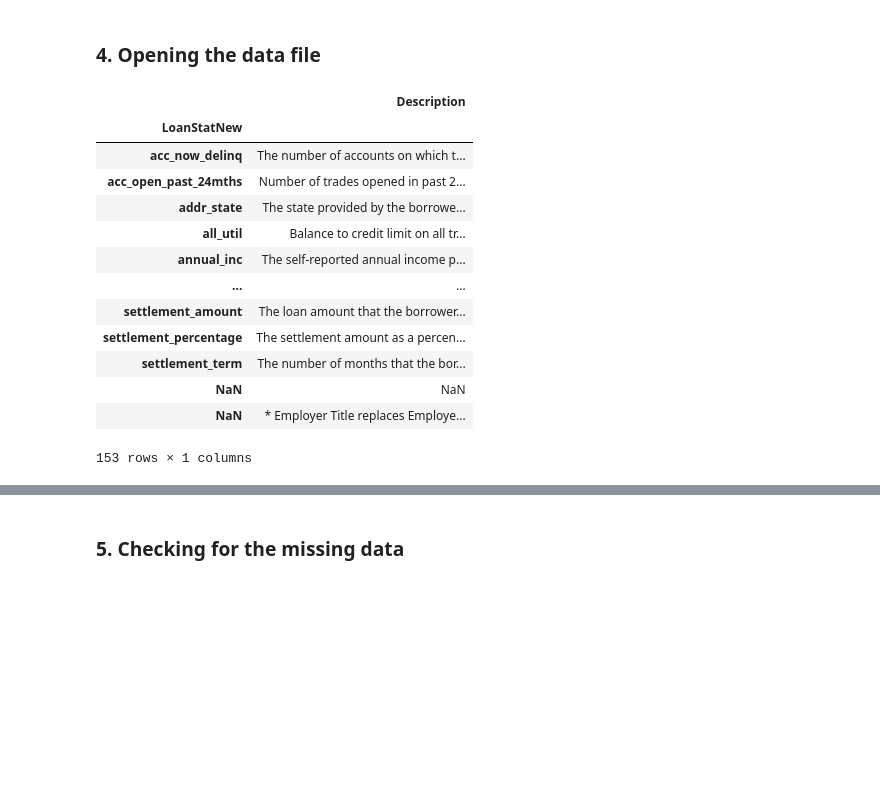
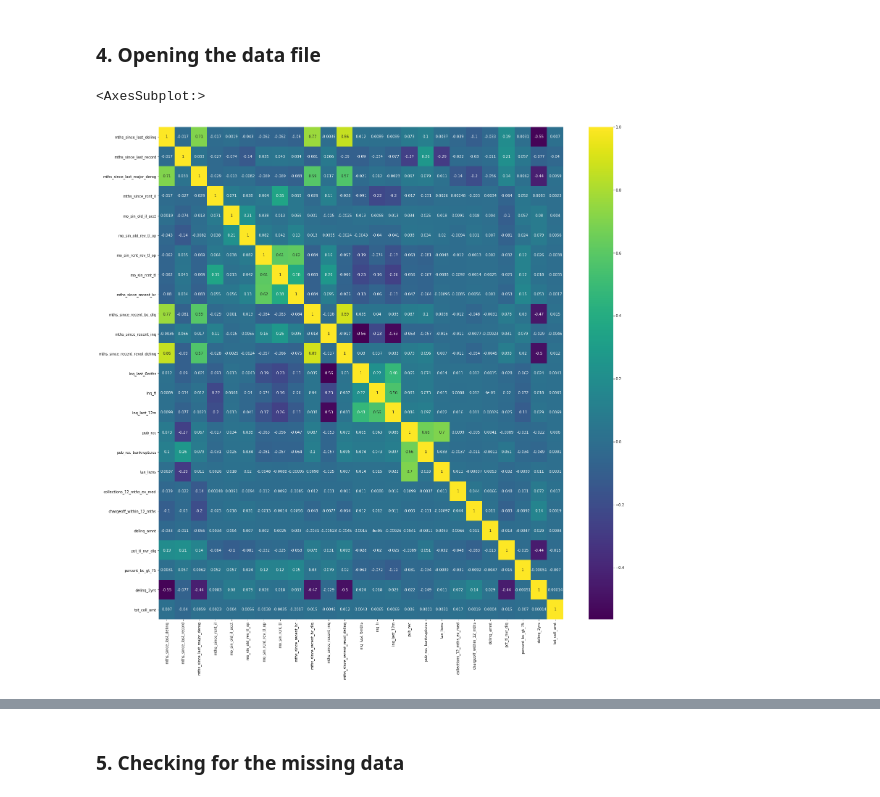
Before and after one commit to somayehY/SomayeYoussefi, a Jupyter notebook: LendingClub/LendingClub_DataWrangling.ipynb, the cells around one changed output, grey strips where cells are left out. Cells and saved outputs as stored; diff of their text form; code cells hidden in the pictures; blank space fills up the shorter version.

```diff
--- a/LendingClub/LendingClub_DataWrangling.ipynb
+++ b/LendingClub/LendingClub_DataWrangling.ipynb
@@ -56,26 +56,11 @@ import datetime as dt
 # %% [markdown]
 ### 4. Opening the data file <a class="anchor" id="File"></a>
 # %%
+# Opening the file and saving it as a pandas dataframe.
 filepath = "C:\\Users\\somfl\\Documents\\Data Science Career Track\\LendingClub\\accepted_2007_to_2018Q4.csv"
-df = pd.read_csv(filepath)
+dff = pd.read_csv(filepath)
 # %%
 # An excel file is available from LendingClub with the description of the variables in the data files. The excel sheet
 # is downloaded below.
 column_desc = pd.read_excel( 'https://resources.lendingclub.com/LCDataDictionary.xlsx', index_col= 'LoanStatNew')
 column_desc = column_desc.iloc[:,0:1]
-column_desc
-# %% [output]
-|  | Description |
-| LoanStatNew |  |
-| acc_now_delinq | The number of accounts on which t... |
-| acc_open_past_24mths | Number of trades opened in past 2... |
-| addr_state | The state provided by the borrowe... |
-| all_util | Balance to credit limit on all tr... |
-| annual_inc | The self-reported annual income p... |
-| ... | ... |
-| settlement_amount | The loan amount that the borrower... |
-| settlement_percentage | The settlement amount as a percen... |
-| settlement_term | The number of months that the bor... |
-| NaN | NaN |
-| NaN | * Employer Title replaces Employe... |
-153 rows × 1 columns
@@ -81,0 +138,6 @@ column_desc
+# %%
+plt.subplots(figsize=(25,25))
+sns.heatmap(dff[investI].corr() , annot=True, cmap='viridis')
+# %% [output]
+<AxesSubplot:>
+[figure, added]
```
Also changed, not shown: parts of 42 cells of this notebook.
